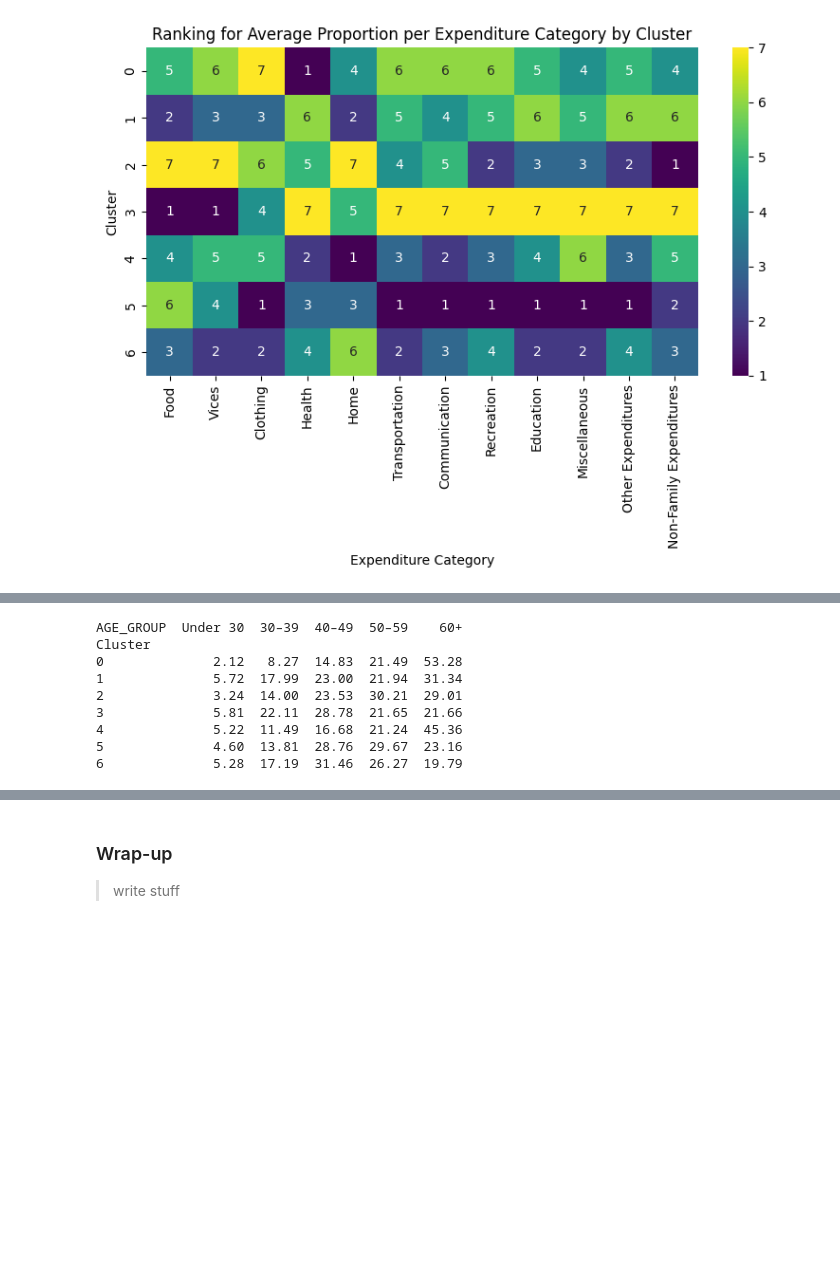
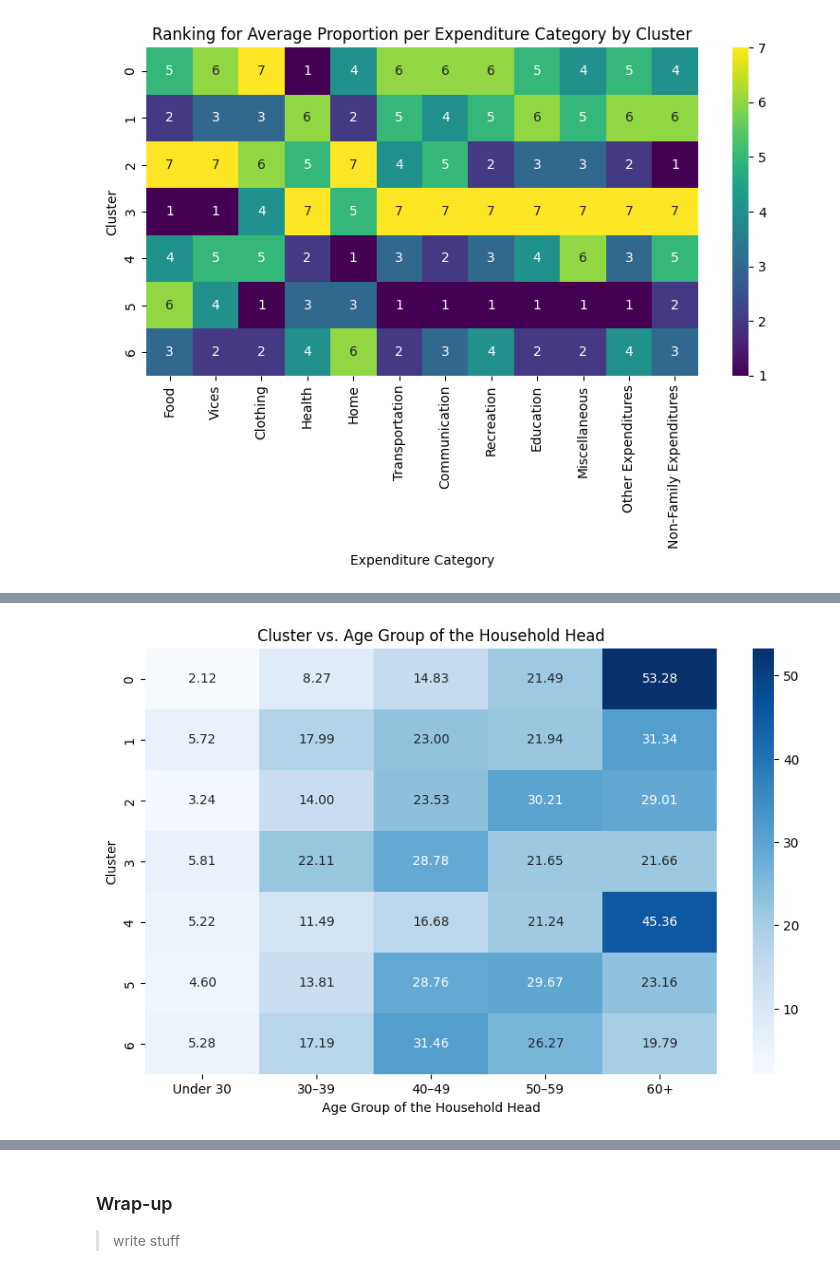
Before and after one commit to qu1r0ra/psa-dataset-analysis, a Jupyter notebook: fie-analysis.ipynb, the cells around one changed output, grey strips where cells are left out. Saved outputs shown, nothing was run; the diff lists cells and outputs as text; code cells hidden in the pictures; blank space fills up the shorter version.

```diff
--- a/fie-analysis.ipynb
+++ b/fie-analysis.ipynb
@@ -1754,12 +1772,4 @@ Cluster
 # %%
-display_crosstab_by_cluster('AGE_GROUP')
+visualize_crosstab_by_cluster('AGE_GROUP')
 # %% [output]
-AGE_GROUP  Under 30  30–39  40–49  50–59    60+
-Cluster
-0              2.12   8.27  14.83  21.49  53.28
-1              5.72  17.99  23.00  21.94  31.34
-2              3.24  14.00  23.53  30.21  29.01
-3              5.81  22.11  28.78  21.65  21.66
-4              5.22  11.49  16.68  21.24  45.36
-5              4.60  13.81  28.76  29.67  23.16
-6              5.28  17.19  31.46  26.27  19.79
+[figure, added]
```
Also changed, not shown: parts of 31 cells of this notebook.
